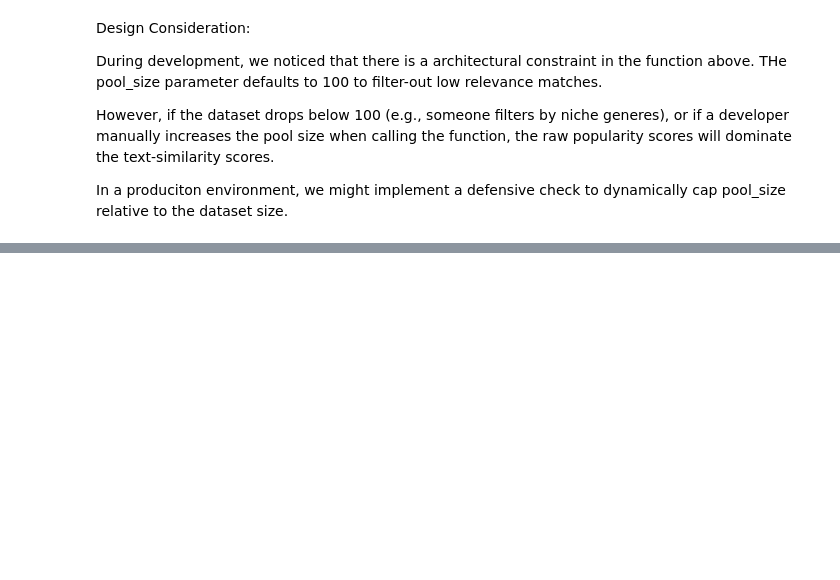
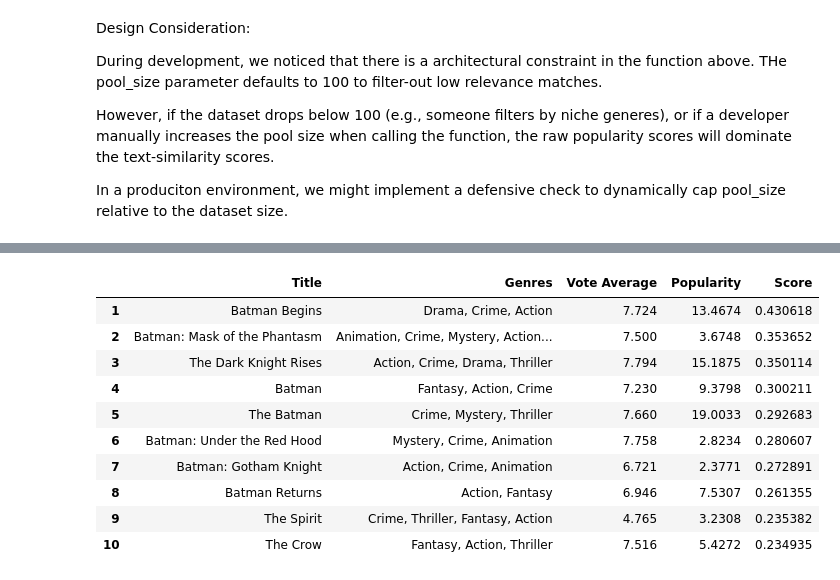
Before and after one commit to clarktenge/movie-recommender, a Jupyter notebook: PSTAT 134 FINAL PROJECT.ipynb, the cells around one changed output, grey strips where cells are left out. Cells and saved outputs as stored; diff of their text form; code cells hidden in the pictures; blank space fills up the shorter version.

```diff
--- a/PSTAT 134 FINAL PROJECT.ipynb
+++ b/PSTAT 134 FINAL PROJECT.ipynb
@@ -384,0 +331,14 @@ For this query the effect of weight tuning is modest, because all candidate film
+# %%
+recommend("The Dark Knight")
+# %% [output]
+|  | Title | Genres | Vote Average | Popularity | Score |
+| 1 | Batman Begins | Drama, Crime, Action | 7.724 | 13.4674 | 0.430618 |
+| 2 | Batman: Mask of the Phantasm | Animation, Crime, Mystery, Action... | 7.500 | 3.6748 | 0.353652 |
+| 3 | The Dark Knight Rises | Action, Crime, Drama, Thriller | 7.794 | 15.1875 | 0.350114 |
+| 4 | Batman | Fantasy, Action, Crime | 7.230 | 9.3798 | 0.300211 |
+| 5 | The Batman | Crime, Mystery, Thriller | 7.660 | 19.0033 | 0.292683 |
+| 6 | Batman: Under the Red Hood | Mystery, Crime, Animation | 7.758 | 2.8234 | 0.280607 |
+| 7 | Batman: Gotham Knight | Action, Crime, Animation | 6.721 | 2.3771 | 0.272891 |
+| 8 | Batman Returns | Action, Fantasy | 6.946 | 7.5307 | 0.261355 |
+| 9 | The Spirit | Crime, Thriller, Fantasy, Action | 4.765 | 3.2308 | 0.235382 |
+| 10 | The Crow | Fantasy, Action, Thriller | 7.516 | 5.4272 | 0.234935 |
```
Also changed, not shown: parts of 13 cells of this notebook, 1 other file.
